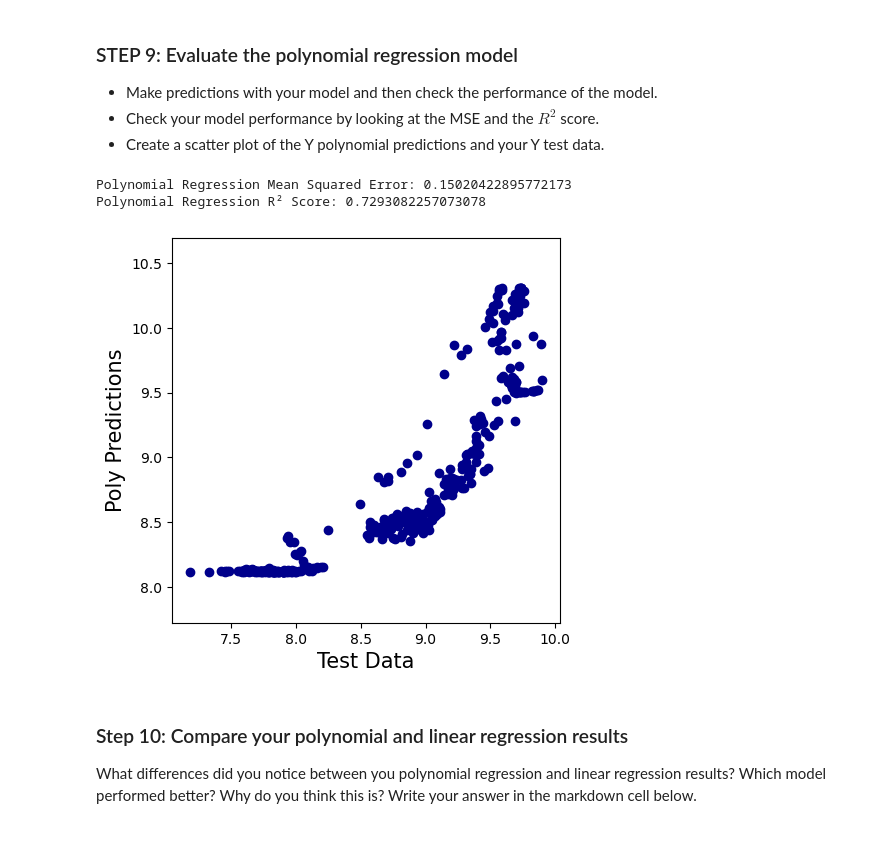
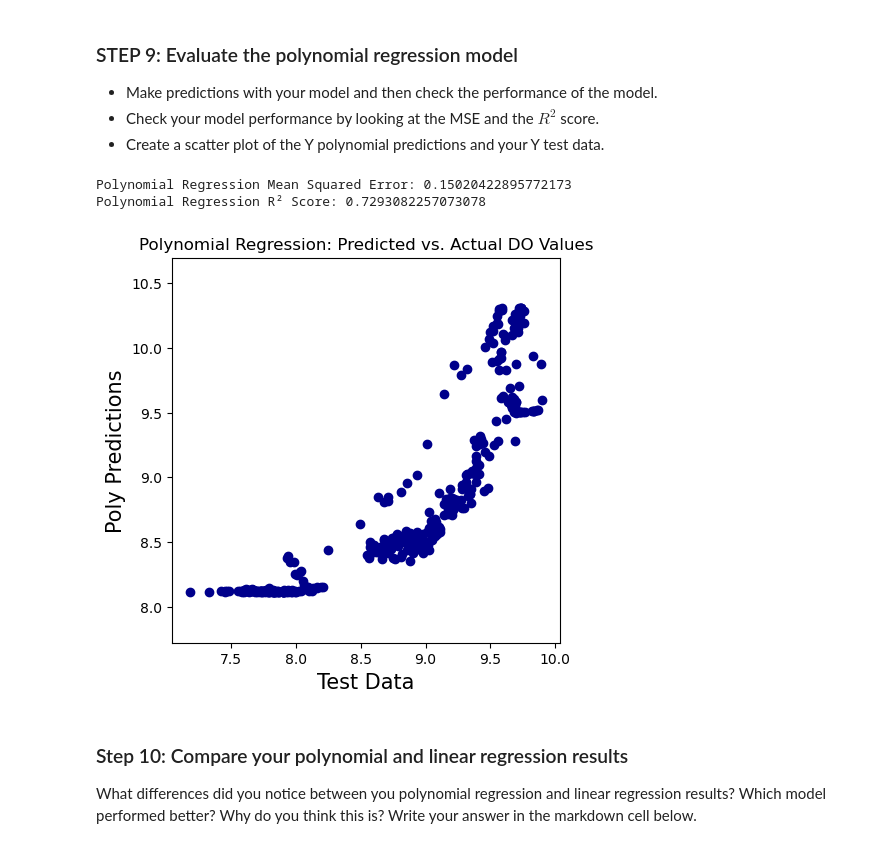
Before and after one commit to ceh58/EDS232-labs, a Jupyter notebook: Week1/Lab1-hurricane.ipynb, the cells around one changed output. Drawn from its saved outputs; the diff is of its cells as text; code cells hidden in the pictures.

```diff
--- a/Week1/Lab1-hurricane.ipynb
+++ b/Week1/Lab1-hurricane.ipynb
@@ -236,25 +237,26 @@ poly_model = model.fit(X_poly_train, Y_train)
 # %%
 # Make predictions using the polynomial model
 Y_poly_pred = poly_model.predict(X_poly_test)
 
 # Calculate evaluation metrics using scikit-learn's mean_squared_error and r2_score
 poly_mse = mean_squared_error(Y_test, Y_poly_pred)
 poly_r2 = r2_score(Y_test, Y_poly_pred)
 
 print(f"Polynomial Regression Mean Squared Error: {poly_mse}")
 print(f"Polynomial Regression R² Score: {poly_r2}")
 
 # Plot predictions vs actual
 plt.figure(figsize=(5,5))
 plt.scatter(Y_test, Y_poly_pred, c = "DarkBlue")
 plt.xlabel('Test Data', fontsize=15)
 plt.ylabel('Poly Predictions', fontsize=15)
 plt.axis('equal')
+plt.title("Polynomial Regression: Predicted vs. Actual DO Values")
 plt.show()
 # %% [output]
 Polynomial Regression Mean Squared Error: 0.15020422895772173
 Polynomial Regression R² Score: 0.7293082257073078
-[figure, old version]
+[figure, new version]
 # %% [markdown]
 ### Step 10: Compare your polynomial and linear regression results
 
```
Also changed, not shown: parts of 1 cell of this notebook.
